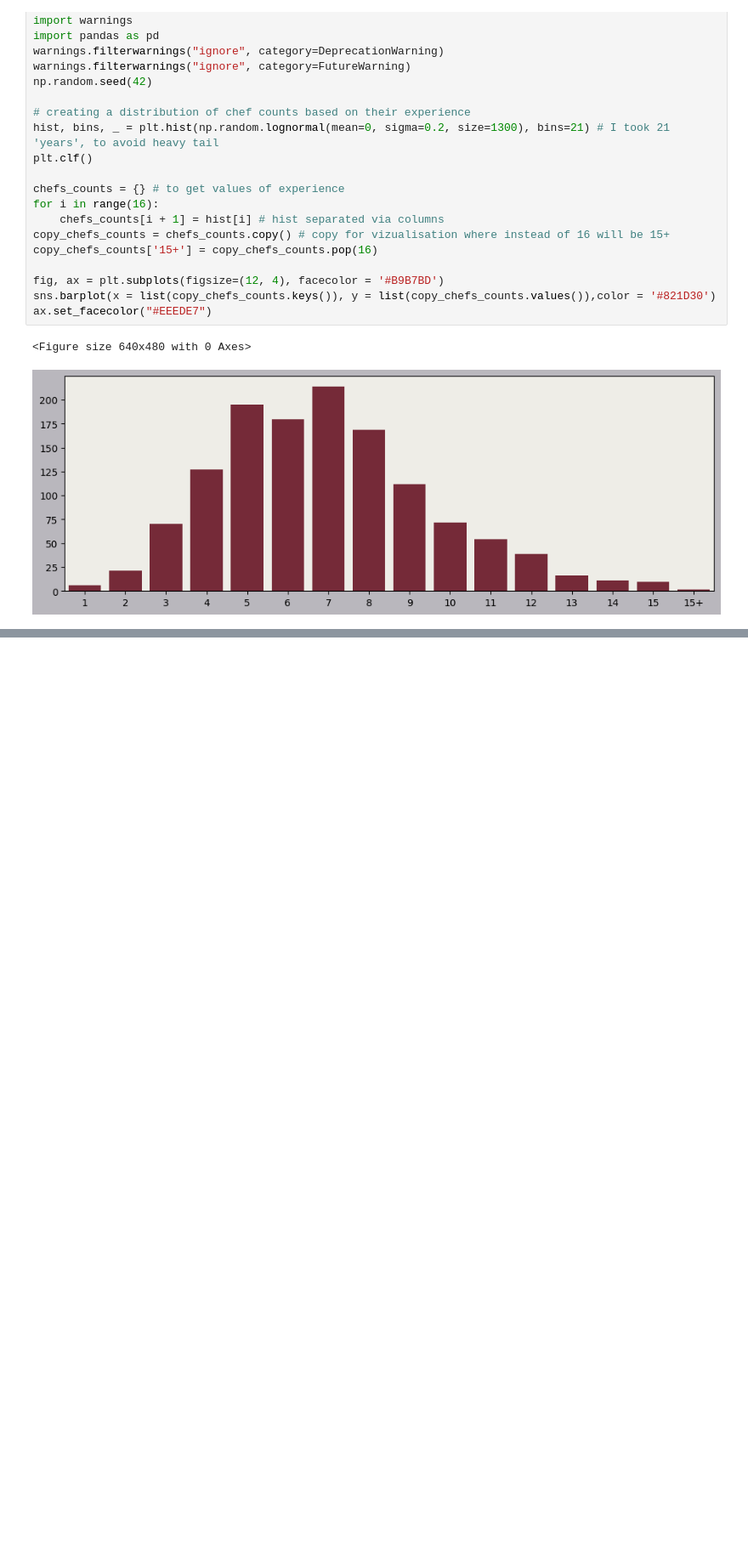
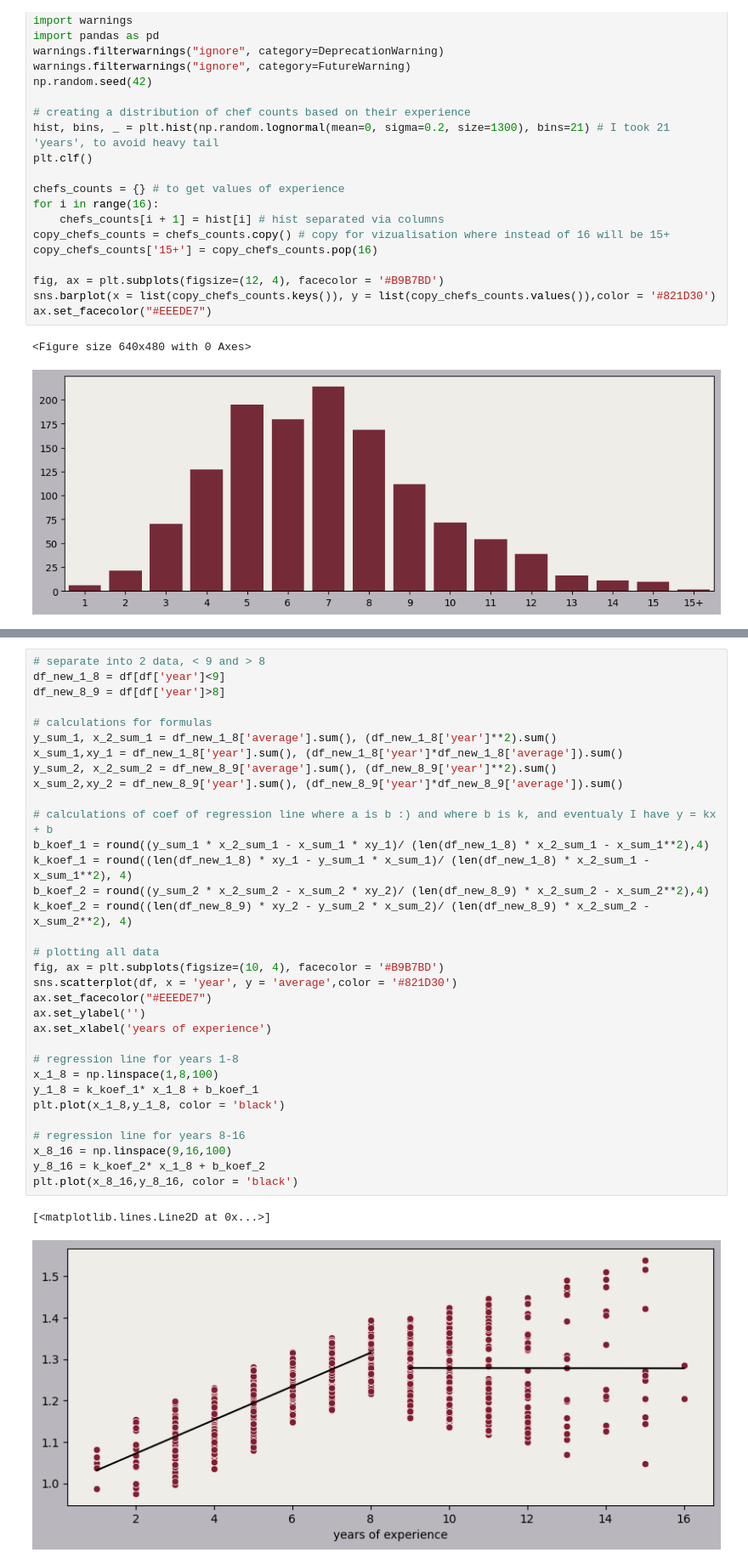
Before and after one commit to Aleksandr-ds17/EDA_Vizual, a Jupyter notebook: qualification of chefs/modeling.ipynb, the cells around one changed output, grey strips where cells are left out. Shown at 85% size. Drawn from its saved outputs; the diff is of its cells as text; blank space fills up the shorter version.

```diff
--- a/qualification of chefs/modeling.ipynb
+++ b/qualification of chefs/modeling.ipynb
@@ -55,0 +63,36 @@ sns.scatterplot(df, x = 'year', y = 'average')
+# %%
+# separate into 2 data, < 9 and > 8
+df_new_1_8 = df[df['year']<9]
+df_new_8_9 = df[df['year']>8]
+
+# calculations for formulas
+y_sum_1, x_2_sum_1 = df_new_1_8['average'].sum(), (df_new_1_8['year']**2).sum()
+x_sum_1,xy_1 = df_new_1_8['year'].sum(), (df_new_1_8['year']*df_new_1_8['average']).sum()
+y_sum_2, x_2_sum_2 = df_new_8_9['average'].sum(), (df_new_8_9['year']**2).sum()
+x_sum_2,xy_2 = df_new_8_9['year'].sum(), (df_new_8_9['year']*df_new_8_9['average']).sum()
+
+# calculations of coef of regression line where a is b :) and where b is k, and eventualy I have y = kx + b
+b_koef_1 = round((y_sum_1 * x_2_sum_1 - x_sum_1 * xy_1)/ (len(df_new_1_8) * x_2_sum_1 - x_sum_1**2),4)
+k_koef_1 = round((len(df_new_1_8) * xy_1 - y_sum_1 * x_sum_1)/ (len(df_new_1_8) * x_2_sum_1 - x_sum_1**2), 4)
+b_koef_2 = round((y_sum_2 * x_2_sum_2 - x_sum_2 * xy_2)/ (len(df_new_8_9) * x_2_sum_2 - x_sum_2**2),4)
+k_koef_2 = round((len(df_new_8_9) * xy_2 - y_sum_2 * x_sum_2)/ (len(df_new_8_9) * x_2_sum_2 - x_sum_2**2), 4)
+
+# plotting all data
+fig, ax = plt.subplots(figsize=(10, 4), facecolor = '#B9B7BD')
+sns.scatterplot(df, x = 'year', y = 'average',color = '#821D30')
+ax.set_facecolor("#EEEDE7")
+ax.set_ylabel('')
+ax.set_xlabel('years of experience')
+
+# regression line for years 1-8
+x_1_8 = np.linspace(1,8,100)
+y_1_8 = k_koef_1* x_1_8 + b_koef_1
+plt.plot(x_1_8,y_1_8, color = 'black')
+
+# regression line for years 8-16
+x_8_16 = np.linspace(9,16,100)
+y_8_16 = k_koef_2* x_1_8 + b_koef_2
+plt.plot(x_8_16,y_8_16, color = 'black')
+# %% [output]
+[<matplotlib.lines.Line2D at 0x...>]
+[figure, added]
```
Also changed, not shown: parts of 10 cells of this notebook.
